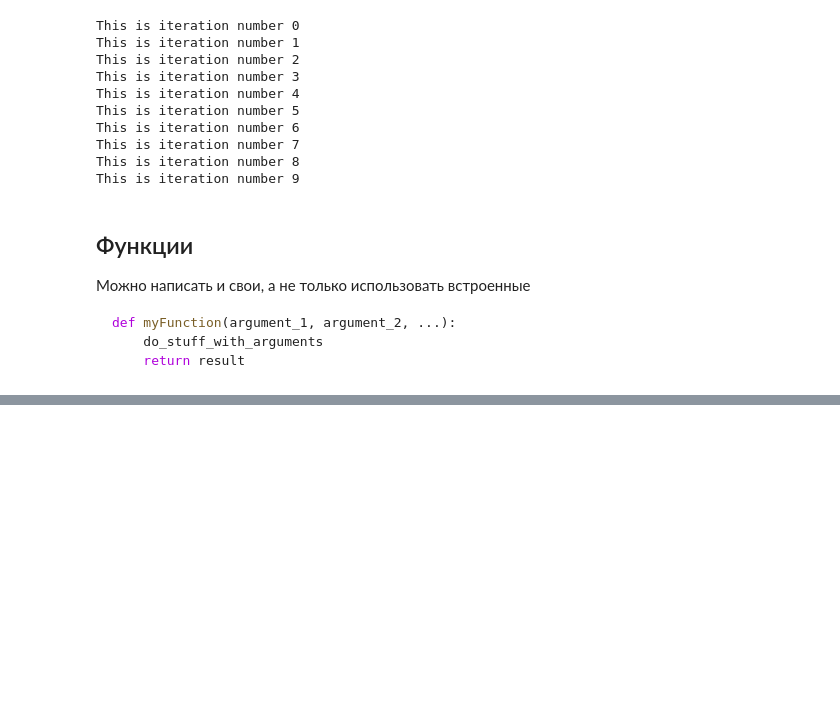
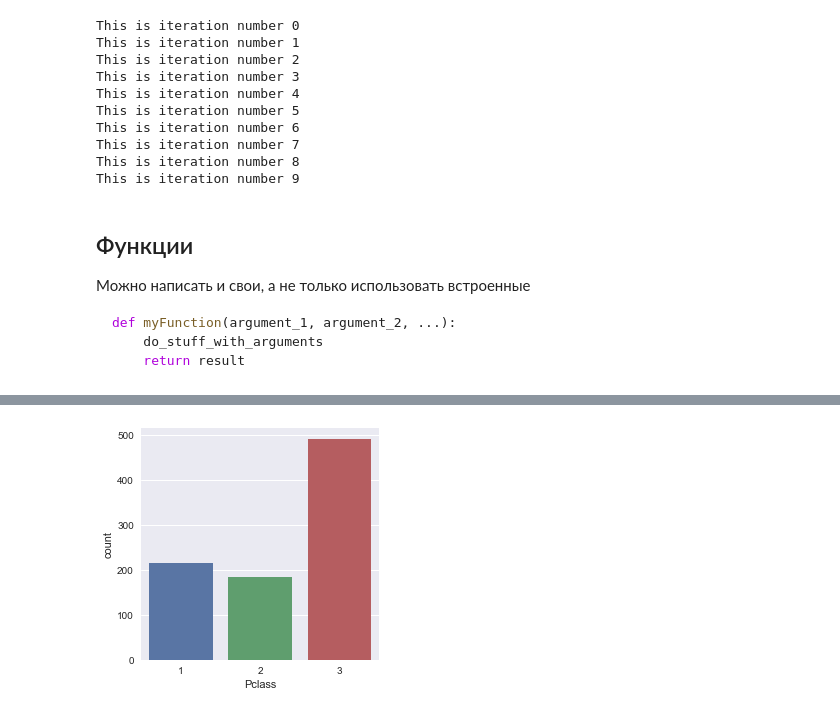
Before and after one commit to DmitrySerg/SkillFactory_ML, a Jupyter notebook: Intro_to_Python_and_Pandas.ipynb, the cells around one changed output, grey strips where cells are left out. Saved outputs shown, nothing was run; the diff lists cells and outputs as text; code cells hidden in the pictures; blank space fills up the shorter version.

```diff
--- a/Intro_to_Python_and_Pandas.ipynb
+++ b/Intro_to_Python_and_Pandas.ipynb
@@ -291,0 +928,4 @@ power(4, 2)
+# %%
+sns.factorplot('Pclass',data=train,kind='count');
+# %% [output]
+[figure, added]
```
Also changed, not shown: parts of 96 cells of this notebook.
